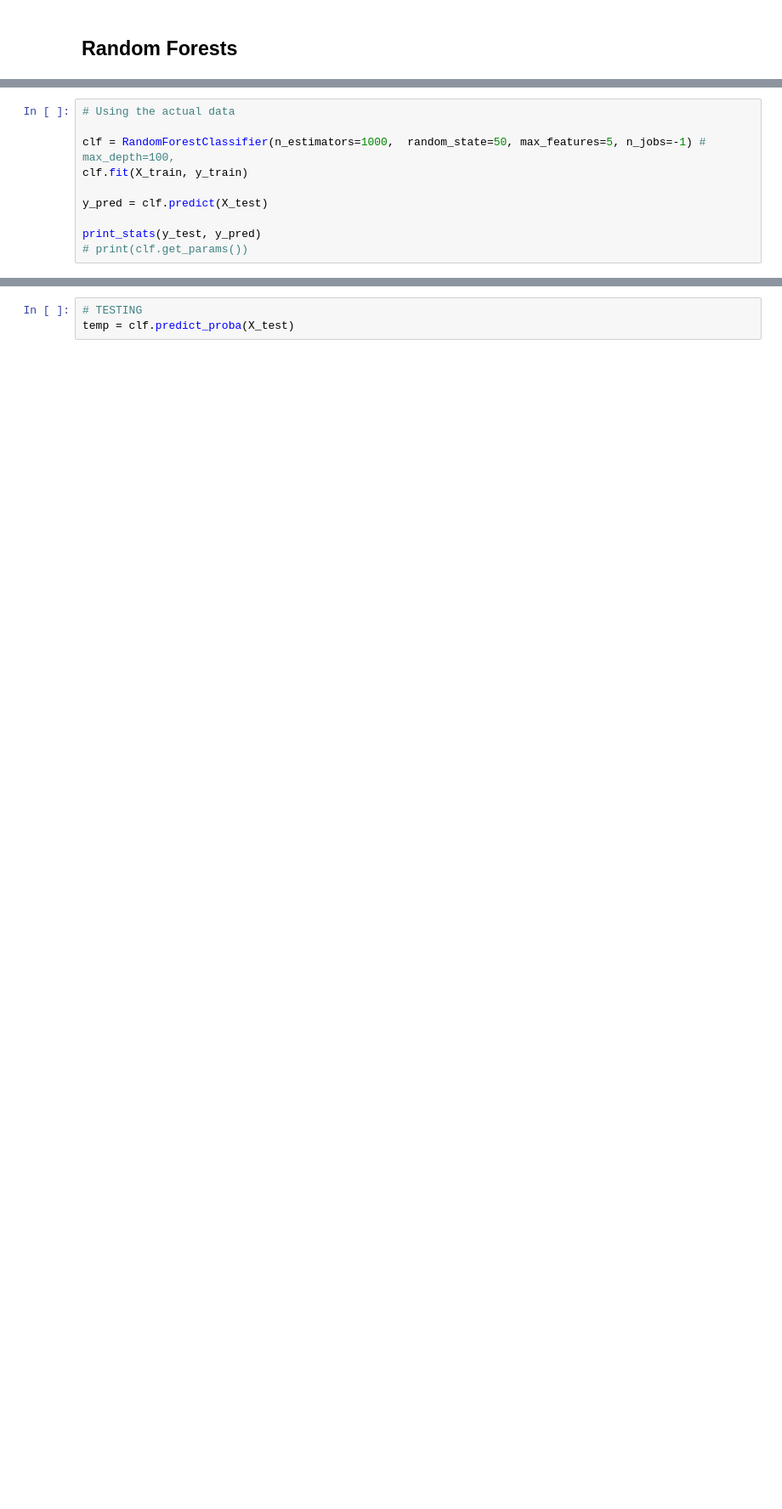
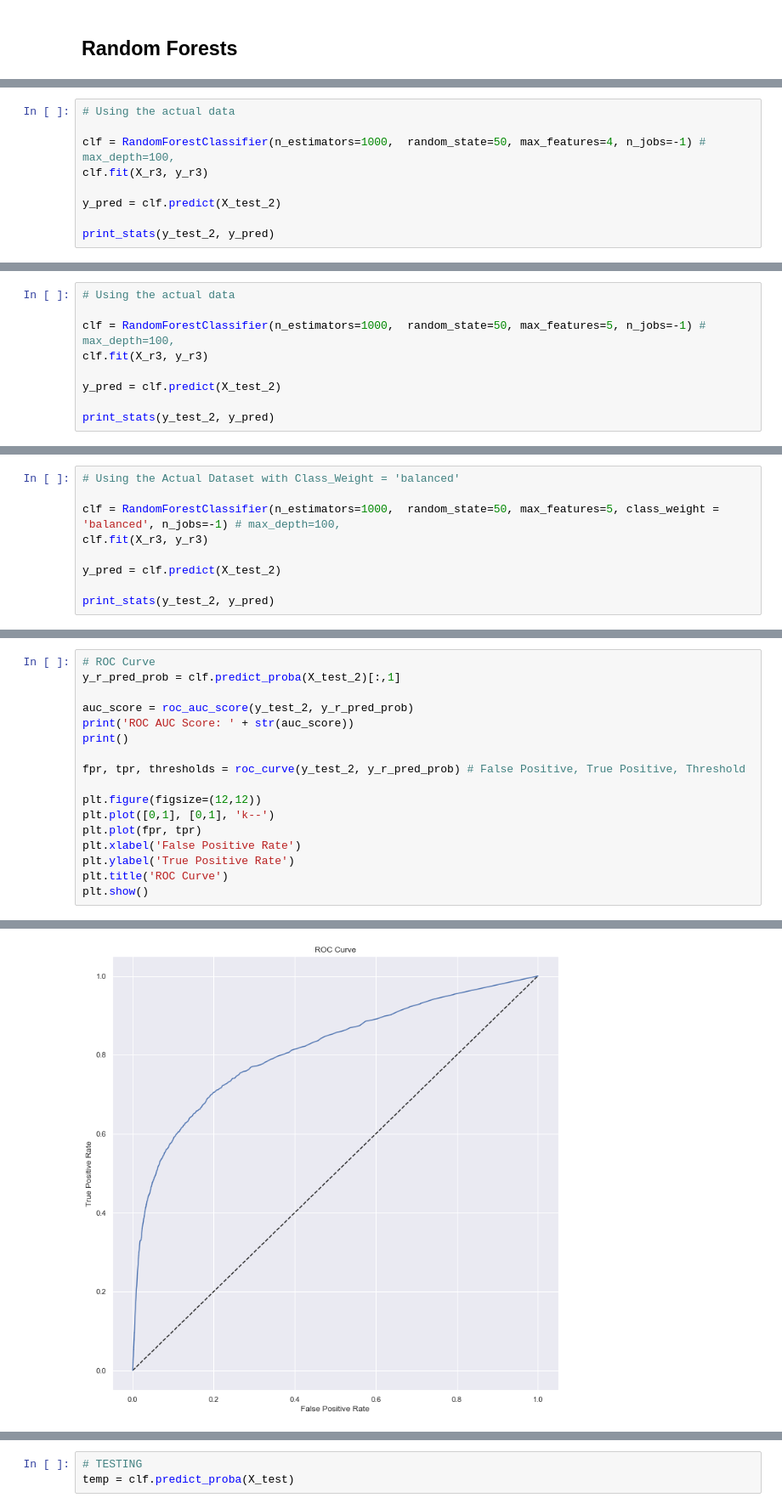
Before and after one commit to brocknosbisch/Springboard_Capstone_2, a Jupyter notebook: Chapter_5_Capstone_2_Machine_Learning.ipynb, the cells around one changed output, grey strips where cells are left out. Shown at 85% size. Drawn from its saved outputs; the diff is of its cells as text; blank space fills up the shorter version.

```diff
--- a/Chapter_5_Capstone_2_Machine_Learning.ipynb
+++ b/Chapter_5_Capstone_2_Machine_Learning.ipynb
@@ -726,0 +1076,9 @@ for feature in zip(features, clf.feature_importances_): # Print each feature wit
+# %%
+# Using the actual data
+
+clf = RandomForestClassifier(n_estimators=1000,  random_state=50, max_features=4, n_jobs=-1) # max_depth=100,
+clf.fit(X_r3, y_r3)
+
+y_pred = clf.predict(X_test_2)
+
+print_stats(y_test_2, y_pred)
@@ -728,11 +1109,10 @@ for feature in zip(features, clf.feature_importances_): # Print each feature wit
 # Using the actual data
 
 clf = RandomForestClassifier(n_estimators=1000,  random_state=50, max_features=5, n_jobs=-1) # max_depth=100,
-clf.fit(X_train, y_train)
+clf.fit(X_r3, y_r3)
 
-y_pred = clf.predict(X_test)
+y_pred = clf.predict(X_test_2)
 
-print_stats(y_test, y_pred)
-# print(clf.get_params())
+print_stats(y_test_2, y_pred)
 # %% [output]
 Confusion Matrix:
@@ -757,0 +1140,9 @@ Accuracy Score: 0.989668815943728
+# %%
+# Using the Actual Dataset with Class_Weight = 'balanced'
+
+clf = RandomForestClassifier(n_estimators=1000,  random_state=50, max_features=5, class_weight = 'balanced', n_jobs=-1) # max_depth=100,
+clf.fit(X_r3, y_r3)
+
+y_pred = clf.predict(X_test_2)
+
+print_stats(y_test_2, y_pred)
@@ -757,0 +1170,18 @@ Accuracy Score: 0.989668815943728
+# %%
+# ROC Curve
+y_r_pred_prob = clf.predict_proba(X_test_2)[:,1]
+
+auc_score = roc_auc_score(y_test_2, y_r_pred_prob)
+print('ROC AUC Score: ' + str(auc_score))
+print()
+
+fpr, tpr, thresholds = roc_curve(y_test_2, y_r_pred_prob) # False Positive, True Positive, Threshold
+
+plt.figure(figsize=(12,12))
+plt.plot([0,1], [0,1], 'k--')
+plt.plot(fpr, tpr)
+plt.xlabel('False Positive Rate')
+plt.ylabel('True Positive Rate')
+plt.title('ROC Curve')
+plt.show()
+# %% [output]
@@ -757,0 +1189 @@ Accuracy Score: 0.989668815943728
+[figure, added]
```
Also changed, not shown: parts of 101 cells of this notebook.
